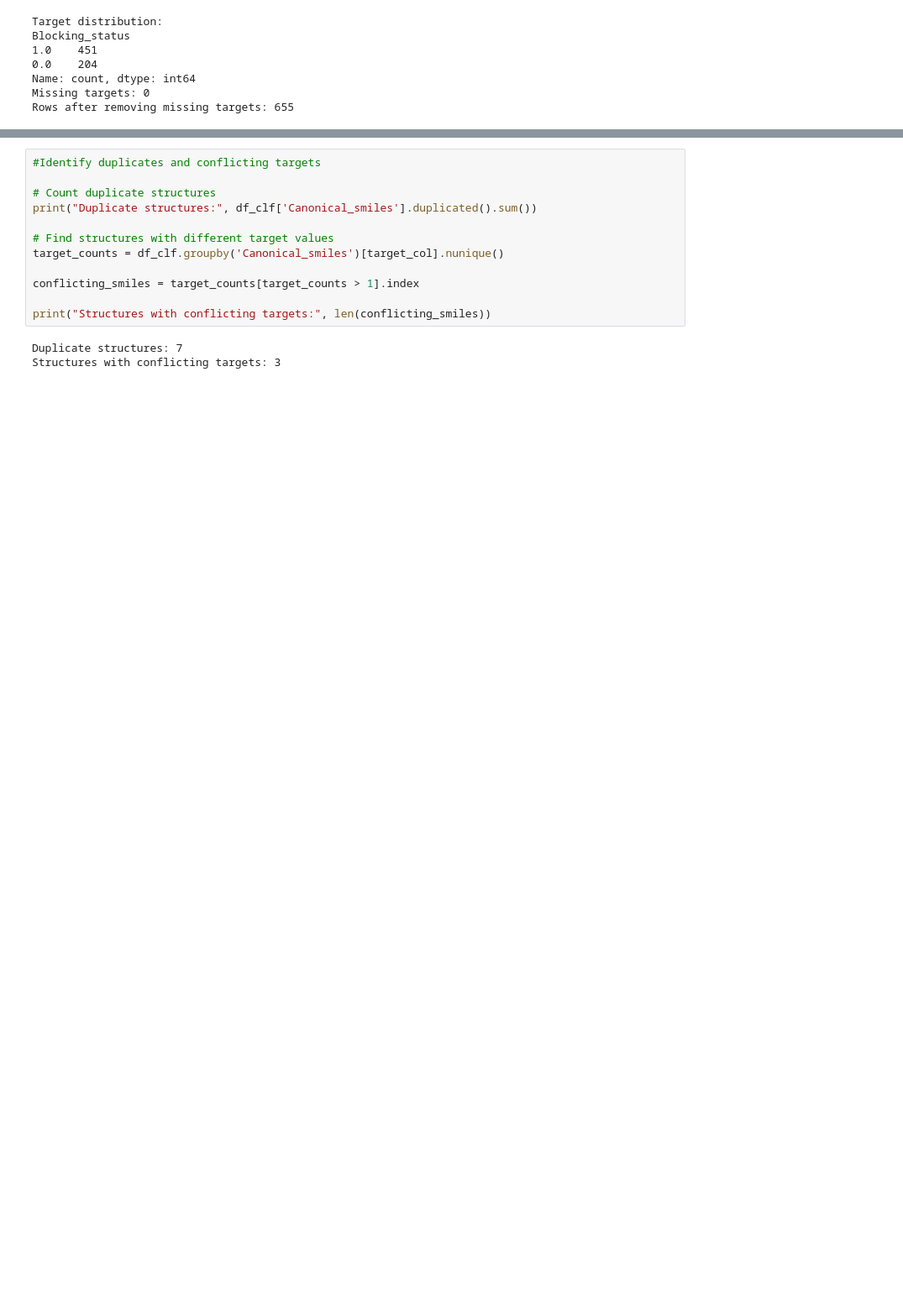
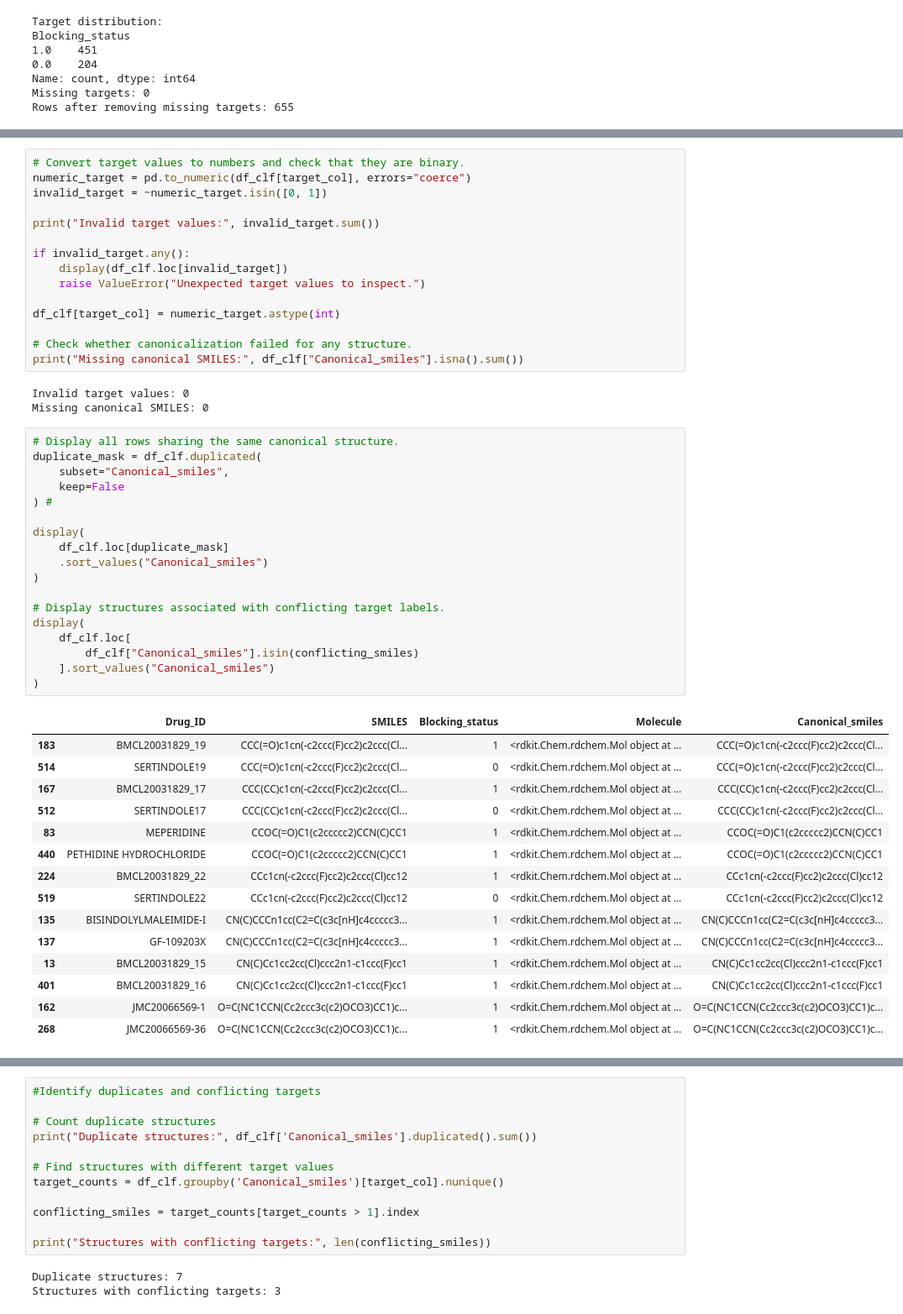
Before and after one commit to erinsoppelsa/Data-Project-for-Cheminformatics-class, a Jupyter notebook: notebooks/01_data_exploration.ipynb, the cells around one changed output, grey strips where cells are left out. Shown at 84% size. Saved outputs shown, nothing was run; the diff lists cells and outputs as text; blank space fills up the shorter version.

Commit message:
adde lines to identify and remove structure with conflictinf targetr labels and duplicated structure

```diff
--- a/notebooks/01_data_exploration.ipynb
+++ b/notebooks/01_data_exploration.ipynb
@@ -361,3 +362,55 @@ df_clf.head()
 | 2 | LY-97241 | CCCCCCCN(CC)CCCCc1ccc([N+](=O)[O-... | 1.0 | <rdkit.Chem.rdchem.Mol object at ... | CCCCCCCN(CC)CCCCc1ccc([N+](=O)[O-... |
 | 3 | CLOFILIUM PHOSPHATE | CCCCCCC[N+](CC)(CC)CCCCc1ccc(Cl)c... | 1.0 | <rdkit.Chem.rdchem.Mol object at ... | CCCCCCC[N+](CC)(CC)CCCCc1ccc(Cl)c... |
 | 4 | FLUSPIRILENE | O=C1NCN(c2ccccc2)C12CC[NH+](CCCC(... | 1.0 | <rdkit.Chem.rdchem.Mol object at ... | O=C1NCN(c2ccccc2)C12CC[NH+](CCCC(... |
+# %%
+# Convert target values to numbers and check that they are binary.
+numeric_target = pd.to_numeric(df_clf[target_col], errors="coerce")
+invalid_target = ~numeric_target.isin([0, 1])
+
+print("Invalid target values:", invalid_target.sum())
+
+if invalid_target.any():
+    display(df_clf.loc[invalid_target])
+    raise ValueError("Unexpected target values to inspect.")
+
+df_clf[target_col] = numeric_target.astype(int)
+
+# Check whether canonicalization failed for any structure.
+print("Missing canonical SMILES:", df_clf["Canonical_smiles"].isna().sum())
+# %% [output]
+Invalid target values: 0
+Missing canonical SMILES: 0
+# %%
+# Display all rows sharing the same canonical structure.
+duplicate_mask = df_clf.duplicated(
+    subset="Canonical_smiles",
+    keep=False
+) #
+
+display(
+    df_clf.loc[duplicate_mask]
+    .sort_values("Canonical_smiles")
+)
+
+# Display structures associated with conflicting target labels.
+display(
+    df_clf.loc[
+        df_clf["Canonical_smiles"].isin(conflicting_smiles)
+    ].sort_values("Canonical_smiles")
+)
+# %% [output]
+|  | Drug_ID | SMILES | Blocking_status | Molecule | Canonical_smiles |
+| 183 | BMCL20031829_19 | CCC(=O)c1cn(-c2ccc(F)cc2)c2ccc(Cl... | 1 | <rdkit.Chem.rdchem.Mol object at ... | CCC(=O)c1cn(-c2ccc(F)cc2)c2ccc(Cl... |
+| 514 | SERTINDOLE19 | CCC(=O)c1cn(-c2ccc(F)cc2)c2ccc(Cl... | 0 | <rdkit.Chem.rdchem.Mol object at ... | CCC(=O)c1cn(-c2ccc(F)cc2)c2ccc(Cl... |
+| 167 | BMCL20031829_17 | CCC(CC)c1cn(-c2ccc(F)cc2)c2ccc(Cl... | 1 | <rdkit.Chem.rdchem.Mol object at ... | CCC(CC)c1cn(-c2ccc(F)cc2)c2ccc(Cl... |
+| 512 | SERTINDOLE17 | CCC(CC)c1cn(-c2ccc(F)cc2)c2ccc(Cl... | 0 | <rdkit.Chem.rdchem.Mol object at ... | CCC(CC)c1cn(-c2ccc(F)cc2)c2ccc(Cl... |
+| 83 | MEPERIDINE | CCOC(=O)C1(c2ccccc2)CCN(C)CC1 | 1 | <rdkit.Chem.rdchem.Mol object at ... | CCOC(=O)C1(c2ccccc2)CCN(C)CC1 |
+| 440 | PETHIDINE HYDROCHLORIDE | CCOC(=O)C1(c2ccccc2)CCN(C)CC1 | 1 | <rdkit.Chem.rdchem.Mol object at ... | CCOC(=O)C1(c2ccccc2)CCN(C)CC1 |
+| 224 | BMCL20031829_22 | CCc1cn(-c2ccc(F)cc2)c2ccc(Cl)cc12 | 1 | <rdkit.Chem.rdchem.Mol object at ... | CCc1cn(-c2ccc(F)cc2)c2ccc(Cl)cc12 |
+| 519 | SERTINDOLE22 | CCc1cn(-c2ccc(F)cc2)c2ccc(Cl)cc12 | 0 | <rdkit.Chem.rdchem.Mol object at ... | CCc1cn(-c2ccc(F)cc2)c2ccc(Cl)cc12 |
+| 135 | BISINDOLYLMALEIMIDE-I | CN(C)CCCn1cc(C2=C(c3c[nH]c4ccccc3... | 1 | <rdkit.Chem.rdchem.Mol object at ... | CN(C)CCCn1cc(C2=C(c3c[nH]c4ccccc3... |
+| 137 | GF-109203X | CN(C)CCCn1cc(C2=C(c3c[nH]c4ccccc3... | 1 | <rdkit.Chem.rdchem.Mol object at ... | CN(C)CCCn1cc(C2=C(c3c[nH]c4ccccc3... |
+| 13 | BMCL20031829_15 | CN(C)Cc1cc2cc(Cl)ccc2n1-c1ccc(F)cc1 | 1 | <rdkit.Chem.rdchem.Mol object at ... | CN(C)Cc1cc2cc(Cl)ccc2n1-c1ccc(F)cc1 |
+| 401 | BMCL20031829_16 | CN(C)Cc1cc2cc(Cl)ccc2n1-c1ccc(F)cc1 | 1 | <rdkit.Chem.rdchem.Mol object at ... | CN(C)Cc1cc2cc(Cl)ccc2n1-c1ccc(F)cc1 |
+| 162 | JMC20066569-1 | O=C(NC1CCN(Cc2ccc3c(c2)OCO3)CC1)c... | 1 | <rdkit.Chem.rdchem.Mol object at ... | O=C(NC1CCN(Cc2ccc3c(c2)OCO3)CC1)c... |
+| 268 | JMC20066569-36 | O=C(NC1CCN(Cc2ccc3c(c2)OCO3)CC1)c... | 1 | <rdkit.Chem.rdchem.Mol object at ... | O=C(NC1CCN(Cc2ccc3c(c2)OCO3)CC1)c... |
```
Also changed, not shown: parts of 7 cells of this notebook.
